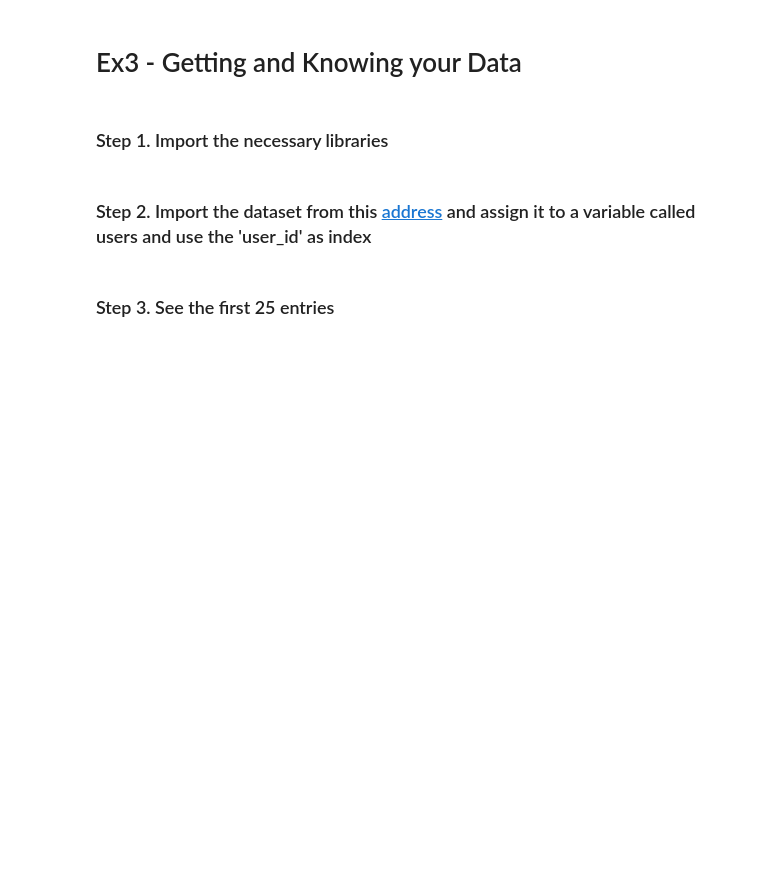
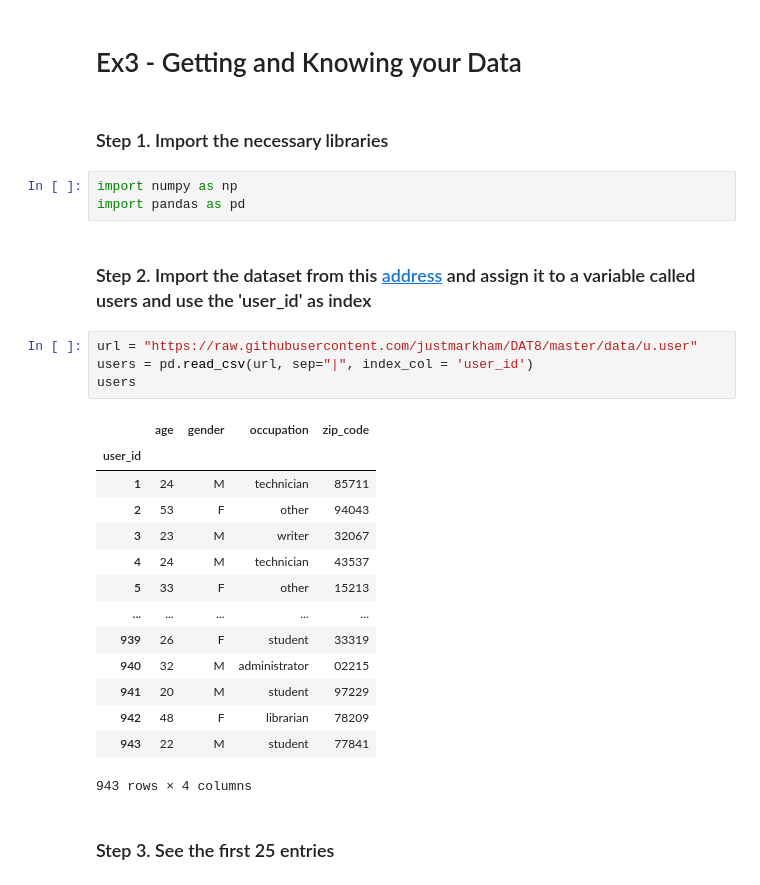
Before and after one commit to MNievas12/ds_thebridge_6_22, a Jupyter notebook: 2-Data_Analysis/2-Pandas/Práctica/0-Occupation/Occupation.ipynb, the cells around one changed output. Cells and saved outputs as stored; diff of their text form; blank space fills up the shorter version.

```diff
--- a/2-Data_Analysis/2-Pandas/Práctica/0-Occupation/Occupation.ipynb
+++ b/2-Data_Analysis/2-Pandas/Práctica/0-Occupation/Occupation.ipynb
@@ -4,7 +4,29 @@
 
 
 ### Step 1. Import the necessary libraries
+# %%
+import numpy as np
+import pandas as pd
 # %% [markdown]
 ### Step 2. Import the dataset from this [address](https://raw.githubusercontent.com/justmarkham/DAT8/master/data/u.user) and assign it to a variable called users and use the 'user_id' as index
+# %%
+url = "https://raw.githubusercontent.com/justmarkham/DAT8/master/data/u.user"
+users = pd.read_csv(url, sep="|", index_col = 'user_id')
+users
+# %% [output]
+|  | age | gender | occupation | zip_code |
+| user_id |  |  |  |  |
+| 1 | 24 | M | technician | 85711 |
+| 2 | 53 | F | other | 94043 |
+| 3 | 23 | M | writer | 32067 |
+| 4 | 24 | M | technician | 43537 |
+| 5 | 33 | F | other | 15213 |
+| ... | ... | ... | ... | ... |
+| 939 | 26 | F | student | 33319 |
+| 940 | 32 | M | administrator | 02215 |
+| 941 | 20 | M | student | 97229 |
+| 942 | 48 | F | librarian | 78209 |
+| 943 | 22 | M | student | 77841 |
+943 rows × 4 columns
 # %% [markdown]
 ### Step 3. See the first 25 entries
```
Also changed, not shown: parts of 27 cells of this notebook.
